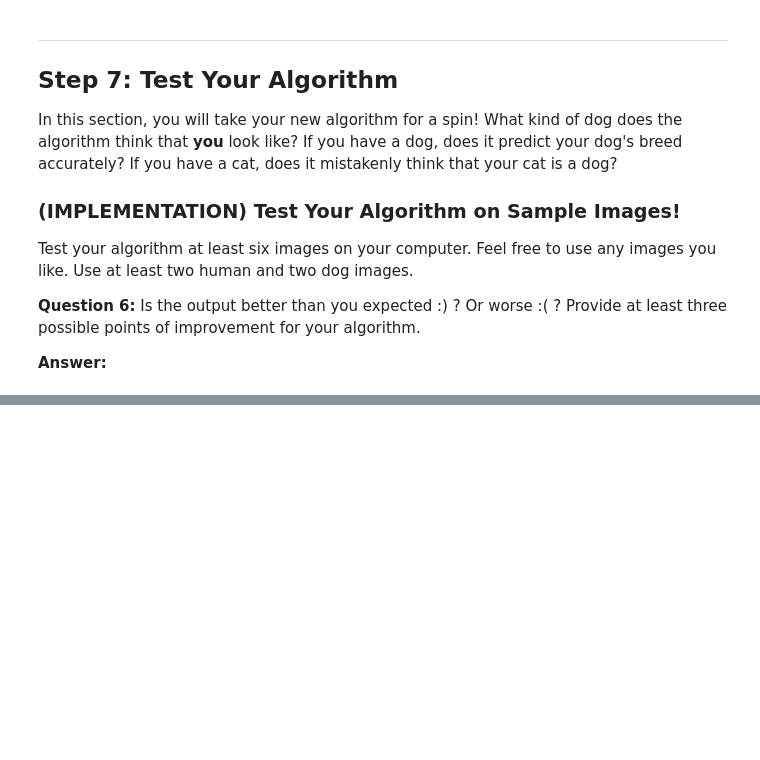
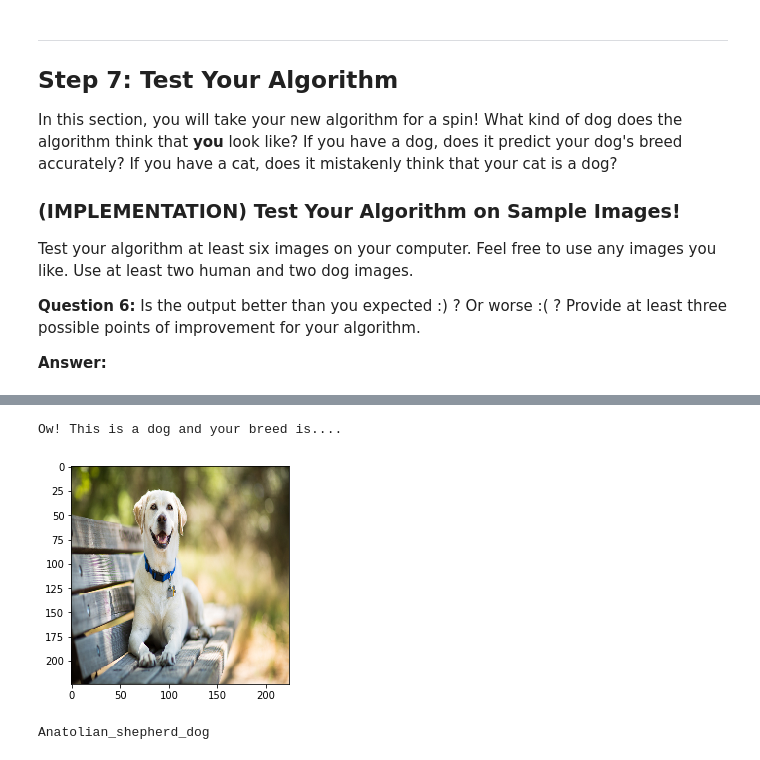
Before and after one commit to gutomcosta/dog-project, a Jupyter notebook: dog_app.ipynb, the cells around one changed output, grey strips where cells are left out. Saved outputs shown, nothing was run; the diff lists cells and outputs as text; code cells hidden in the pictures; blank space fills up the shorter version.

```diff
--- a/dog_app.ipynb
+++ b/dog_app.ipynb
@@ -851,0 +1024,6 @@ NameError: global name 'show_results_for_other' is not defined
+# %%
+predicts_dog_breed_by_image('images/labrador.jpg')
+# %% [output]
+Ow! This is a dog and your breed is....
+[figure, added]
+Anatolian_shepherd_dog
```
Also changed, not shown: parts of 26 cells of this notebook.
